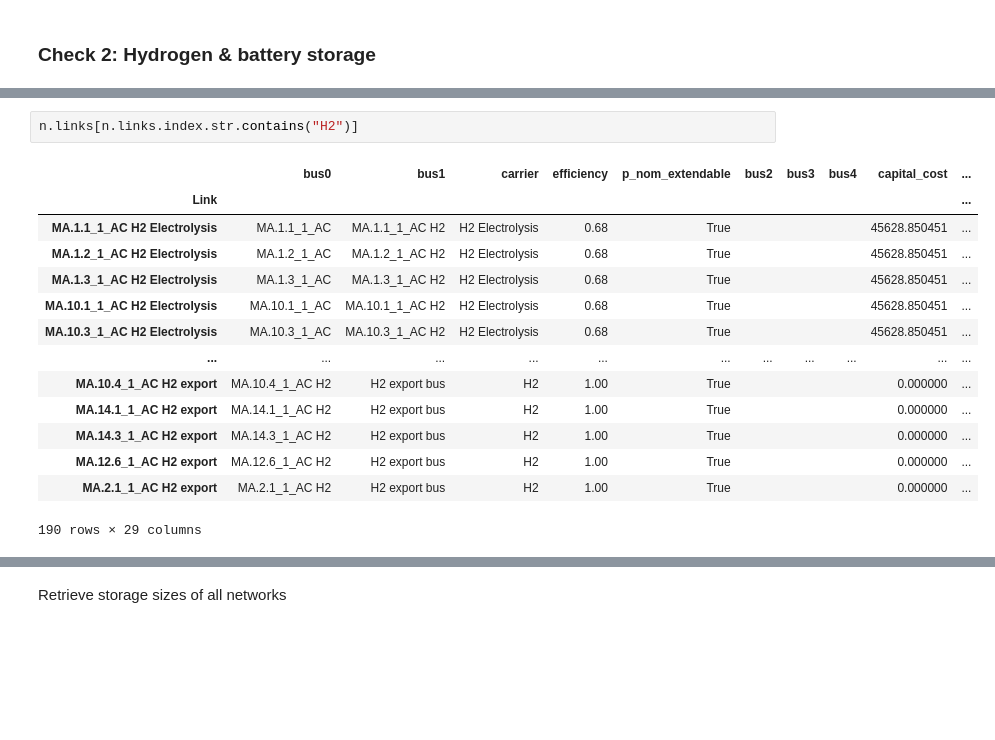
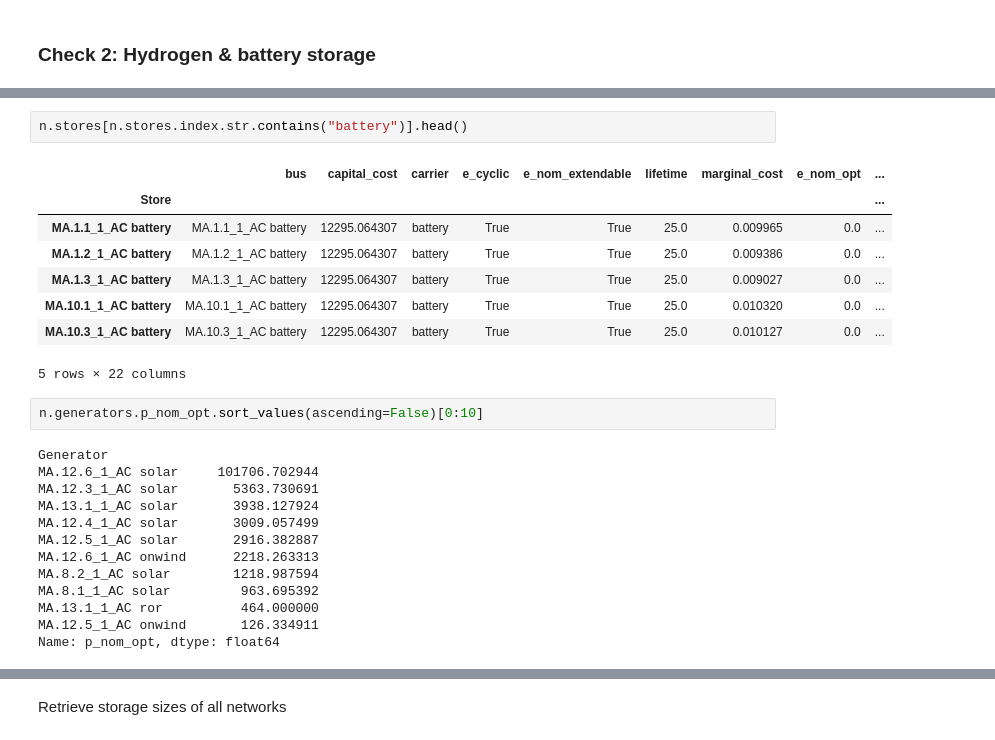
Before and after one commit to energyLS/aldehyde, a Jupyter notebook: workflow/notebooks/check_hypothesis.ipynb, the cells around one changed output, grey strips where cells are left out. Saved outputs shown, nothing was run; the diff lists cells and outputs as text; blank space fills up the shorter version.

```diff
--- a/workflow/notebooks/check_hypothesis.ipynb
+++ b/workflow/notebooks/check_hypothesis.ipynb
@@ -47,18 +75,27 @@ n.stores[(n.stores.carrier=="battery")].e_nom_opt.sum() / 1e3 # in GWh
 # %%
-n.links[n.links.index.str.contains("H2")]
+n.stores[n.stores.index.str.contains("battery")].head()
 # %% [output]
-|  | bus0 | bus1 | carrier | efficiency | p_nom_extendable | bus2 | bus3 | bus4 | capital_cost | ... |
-| Link |  |  |  |  |  |  |  |  |  | ... |
-| MA.1.1_1_AC H2 Electrolysis | MA.1.1_1_AC | MA.1.1_1_AC H2 | H2 Electrolysis | 0.68 | True |  |  |  | 45628.850451 | ... |
-| MA.1.2_1_AC H2 Electrolysis | MA.1.2_1_AC | MA.1.2_1_AC H2 | H2 Electrolysis | 0.68 | True |  |  |  | 45628.850451 | ... |
-| MA.1.3_1_AC H2 Electrolysis | MA.1.3_1_AC | MA.1.3_1_AC H2 | H2 Electrolysis | 0.68 | True |  |  |  | 45628.850451 | ... |
-| MA.10.1_1_AC H2 Electrolysis | MA.10.1_1_AC | MA.10.1_1_AC H2 | H2 Electrolysis | 0.68 | True |  |  |  | 45628.850451 | ... |
-| MA.10.3_1_AC H2 Electrolysis | MA.10.3_1_AC | MA.10.3_1_AC H2 | H2 Electrolysis | 0.68 | True |  |  |  | 45628.850451 | ... |
-| ... | ... | ... | ... | ... | ... | ... | ... | ... | ... | ... |
-| MA.10.4_1_AC H2 export | MA.10.4_1_AC H2 | H2 export bus | H2 | 1.00 | True |  |  |  | 0.000000 | ... |
-| MA.14.1_1_AC H2 export | MA.14.1_1_AC H2 | H2 export bus | H2 | 1.00 | True |  |  |  | 0.000000 | ... |
-| MA.14.3_1_AC H2 export | MA.14.3_1_AC H2 | H2 export bus | H2 | 1.00 | True |  |  |  | 0.000000 | ... |
-| MA.12.6_1_AC H2 export | MA.12.6_1_AC H2 | H2 export bus | H2 | 1.00 | True |  |  |  | 0.000000 | ... |
-| MA.2.1_1_AC H2 export | MA.2.1_1_AC H2 | H2 export bus | H2 | 1.00 | True |  |  |  | 0.000000 | ... |
+|  | bus | capital_cost | carrier | e_cyclic | e_nom_extendable | lifetime | marginal_cost | e_nom_opt | ... |
+| Store |  |  |  |  |  |  |  |  | ... |
+| MA.1.1_1_AC battery | MA.1.1_1_AC battery | 12295.064307 | battery | True | True | 25.0 | 0.009965 | 0.0 | ... |
+| MA.1.2_1_AC battery | MA.1.2_1_AC battery | 12295.064307 | battery | True | True | 25.0 | 0.009386 | 0.0 | ... |
+| MA.1.3_1_AC battery | MA.1.3_1_AC battery | 12295.064307 | battery | True | True | 25.0 | 0.009027 | 0.0 | ... |
+| MA.10.1_1_AC battery | MA.10.1_1_AC battery | 12295.064307 | battery | True | True | 25.0 | 0.010320 | 0.0 | ... |
+| MA.10.3_1_AC battery | MA.10.3_1_AC battery | 12295.064307 | battery | True | True | 25.0 | 0.010127 | 0.0 | ... |
-190 rows × 29 columns
+5 rows × 22 columns
+# %%
+n.generators.p_nom_opt.sort_values(ascending=False)[0:10]
+# %% [output]
+Generator
+MA.12.6_1_AC solar     101706.702944
+MA.12.3_1_AC solar       5363.730691
+MA.13.1_1_AC solar       3938.127924
+MA.12.4_1_AC solar       3009.057499
+MA.12.5_1_AC solar       2916.382887
+MA.12.6_1_AC onwind      2218.263313
+MA.8.2_1_AC solar        1218.987594
+MA.8.1_1_AC solar         963.695392
+MA.13.1_1_AC ror          464.000000
+MA.12.5_1_AC onwind       126.334911
+Name: p_nom_opt, dtype: float64
 # %%
```
Also changed, not shown: parts of 20 cells of this notebook.
